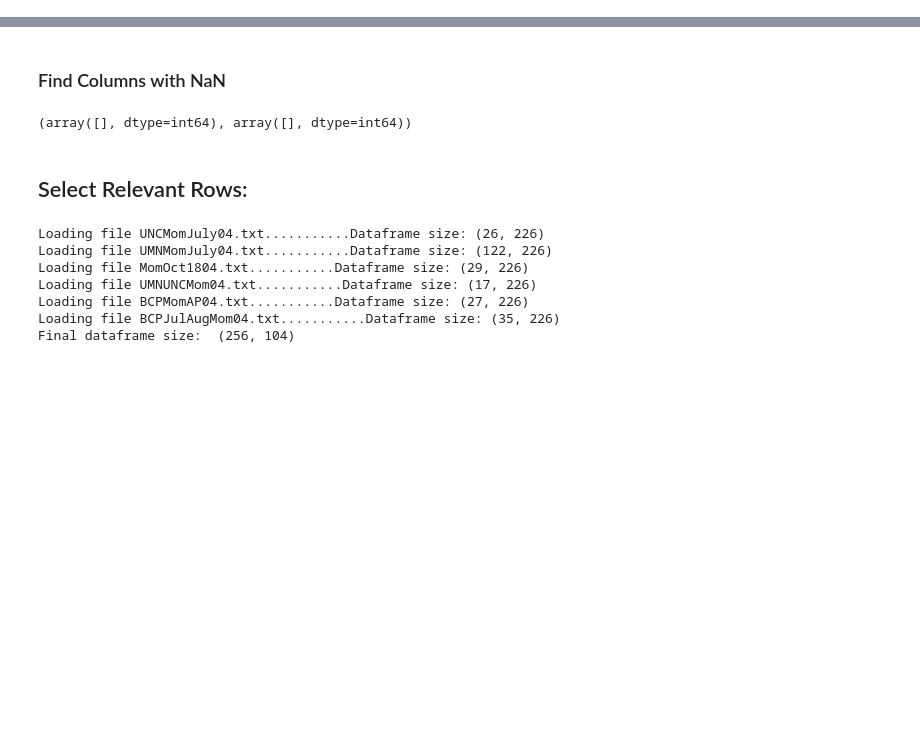
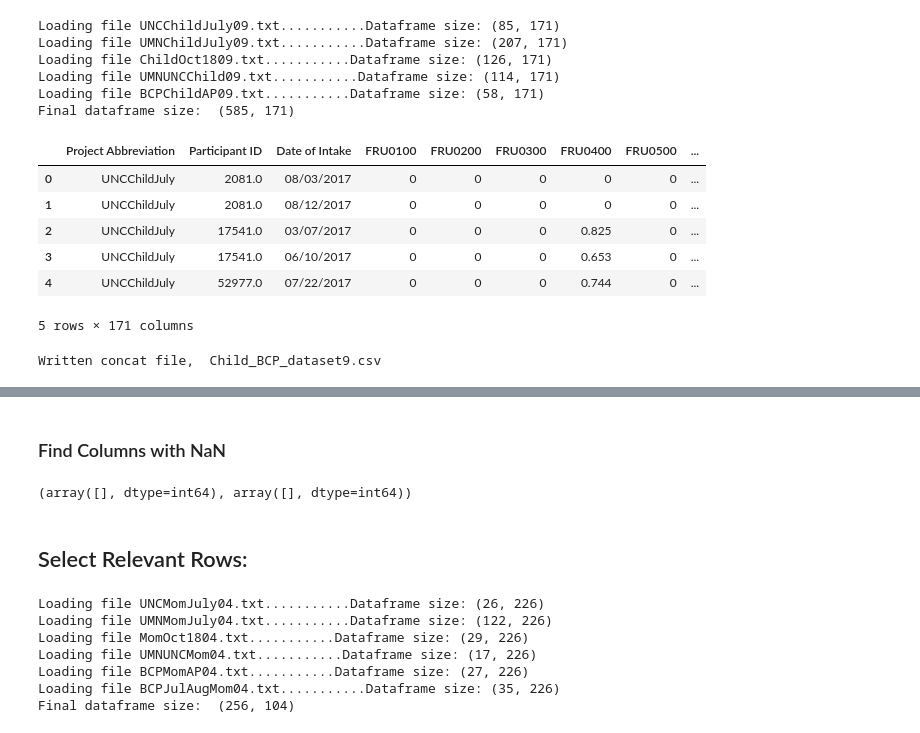
Before and after one commit to niblunc/BCP, a Jupyter notebook: draft2.ipynb, the cells around one changed output, grey strips where cells are left out. Drawn from its saved outputs; the diff is of its cells as text; code cells hidden in the pictures; blank space fills up the shorter version.

```diff
--- a/draft2.ipynb
+++ b/draft2.ipynb
@@ -33,0 +142,19 @@ False
+# %%
+temp_list = []
+for file in file_dict["set_04"]["child"]["files"]:
+    temp_df =  pd.read_csv(file, sep="\t", encoding='latin1')
+    print("Loading file {}...........Dataframe size: {}".format(file.split("/")[-1], temp_df.shape))
+    for val in temp_df["Participant ID"]:
+        _id = str(val).split("_")[0]
+        #print(_id)
+        temp_df.replace(val, _id, inplace=True)
+    #print(updated_df["Participant ID"])
+    temp_list.append(temp_df)
+    #print(temp_df.shape)
+dfc4_original = pd.concat(temp_list, ignore_index=True)
+print("Final dataframe size: ", dfc4_original.shape)
+#dfm4_original.columns.values
+#dfm4_original.empty
+dfc4_original.head()
+dfc4_orignal = dfm4_original.sort_values(by="Participant ID")
+dfc4_original.head()
@@ -33,0 +207,51 @@ False
+# %%
+temp_list = []
+for file in file_dict["set_09"]["child"]["files"]:
+    temp_df = pd.read_csv(file,encoding='latin1', sep="\t")
+    print("Loading file {}...........Dataframe size: {}".format(file.split("/")[-1], temp_df.shape))
+    temp_df=temp_df.drop([0])
+    for val in temp_df["Participant ID"]:
+        _id = str(val).split("_")[0]
+        #print(_id)
+        temp_df.replace(val, _id, inplace=True)
+    #print(updated_df["Participant ID"])
+    temp_list.append(temp_df)
+dfc9_original = pd.concat(temp_list, ignore_index=True)
+dfc9_orignal = dfc9_original.sort_values(by="Participant ID")
+print("Final dataframe size: ", dfc9_original.shape)
+dfc9_original.head()
+# %% [output]
+Loading file UNCChildJuly09.txt...........Dataframe size: (85, 171)
+Loading file UMNChildJuly09.txt...........Dataframe size: (207, 171)
+Loading file ChildOct1809.txt...........Dataframe size: (126, 171)
+Loading file UMNUNCChild09.txt...........Dataframe size: (114, 171)
+Loading file BCPChildAP09.txt...........Dataframe size: (58, 171)
+Final dataframe size:  (585, 171)
+|  | Project Abbreviation | Participant ID | Date of Intake | FRU0100 | FRU0200 | FRU0300 | FRU0400 | FRU0500 | ... |
+| 0 | UNCChildJuly | 2081.0 | 08/03/2017 | 0 | 0 | 0 | 0 | 0 | ... |
+| 1 | UNCChildJuly | 2081.0 | 08/12/2017 | 0 | 0 | 0 | 0 | 0 | ... |
+| 2 | UNCChildJuly | 17541.0 | 03/07/2017 | 0 | 0 | 0 | 0.825 | 0 | ... |
+| 3 | UNCChildJuly | 17541.0 | 06/10/2017 | 0 | 0 | 0 | 0.653 | 0 | ... |
+| 4 | UNCChildJuly | 52977.0 | 07/22/2017 | 0 | 0 | 0 | 0.744 | 0 | ... |
+5 rows × 171 columns
+# %%
+concat_filename = "Child_BCP_dataset9"
+csv_filename = "{}.csv".format(concat_filename)
+tsv_filename = "{}.tsv".format(concat_filename)
+xlsx_filename = "{}.xlsx".format(concat_filename)
+concat_filepath = os.path.join(csv_filename)
+xlsx_filepath = os.path.join(xlsx_filename)
+tsv_filepath = os.path.join(tsv_filename)
+
+#print( new_filepath)
+# write concatentation to file
+writer = pd.ExcelWriter(xlsx_filepath, engine='xlsxwriter')
+dfc9_original.to_excel(writer, sheet_name='Sheet1', index=False)
+#concat_df.to_excel(concat_filepath)
+dfc9_original.to_csv(concat_filepath, index=False, sep="\t", header=True)
+dfc9_original.to_csv(tsv_filepath, index=False, sep="\t", header=True)
+print("Written concat file, ", concat_filepath)
+#umn_df = final_df[concat_df['Site ID'] == "UMN"]
+#umn_df.head()
+# %% [output]
+Written concat file,  Child_BCP_dataset9.csv
```
Also changed, not shown: parts of 12 cells of this notebook, 9 other files.
